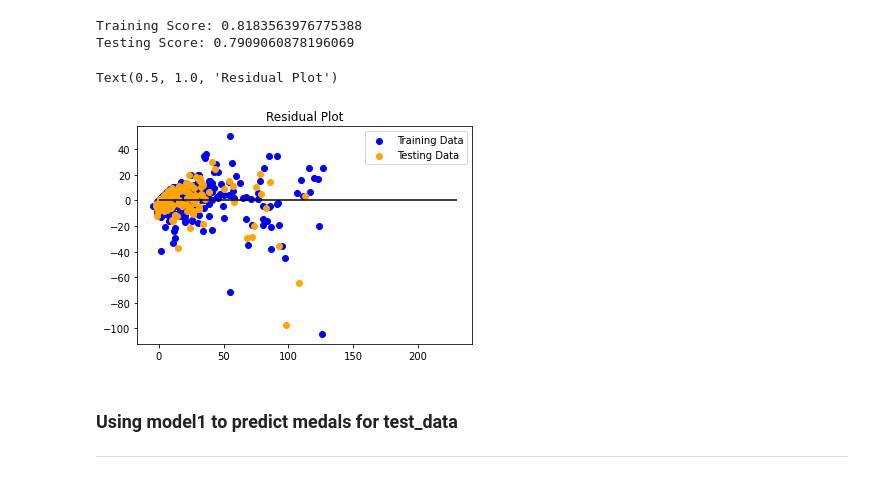
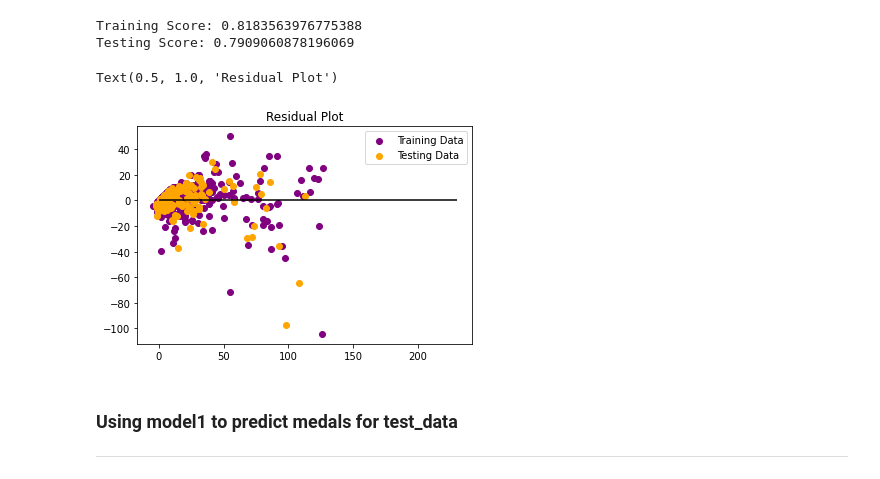
Before and after one commit to diannejardinez/Olympic_Data_machine_learning, a Jupyter notebook: Linear Regression 2012.ipynb, the cells around one changed output. Cells and saved outputs as stored; diff of their text form; code cells hidden in the pictures.

```diff
--- a/Linear Regression 2012.ipynb
+++ b/Linear Regression 2012.ipynb
@@ -282,14 +266,14 @@ Testing Score: 0.7909060878196069
 # %%
 # Plot the Residuals for the Training and Testing data
 
-plt.scatter(model1.predict(X_train), model1.predict(X_train) - y_train, c="blue", label="Training Data")
+plt.scatter(model1.predict(X_train), model1.predict(X_train) - y_train, c="purple", label="Training Data")
 plt.scatter(model1.predict(X_test), model1.predict(X_test) - y_test, c="orange", label="Testing Data")
 plt.legend()
 plt.hlines(y=0, xmin=y.min(), xmax=y.max())
 plt.title("Residual Plot")
 # %% [output]
 Text(0.5, 1.0, 'Residual Plot')
-[figure, old version]
+[figure, new version]
 # %% [markdown]
 ### Using model1 to predict medals for test_data
 ---
```
Also changed, not shown: parts of 6 cells of this notebook, 2 other files.
